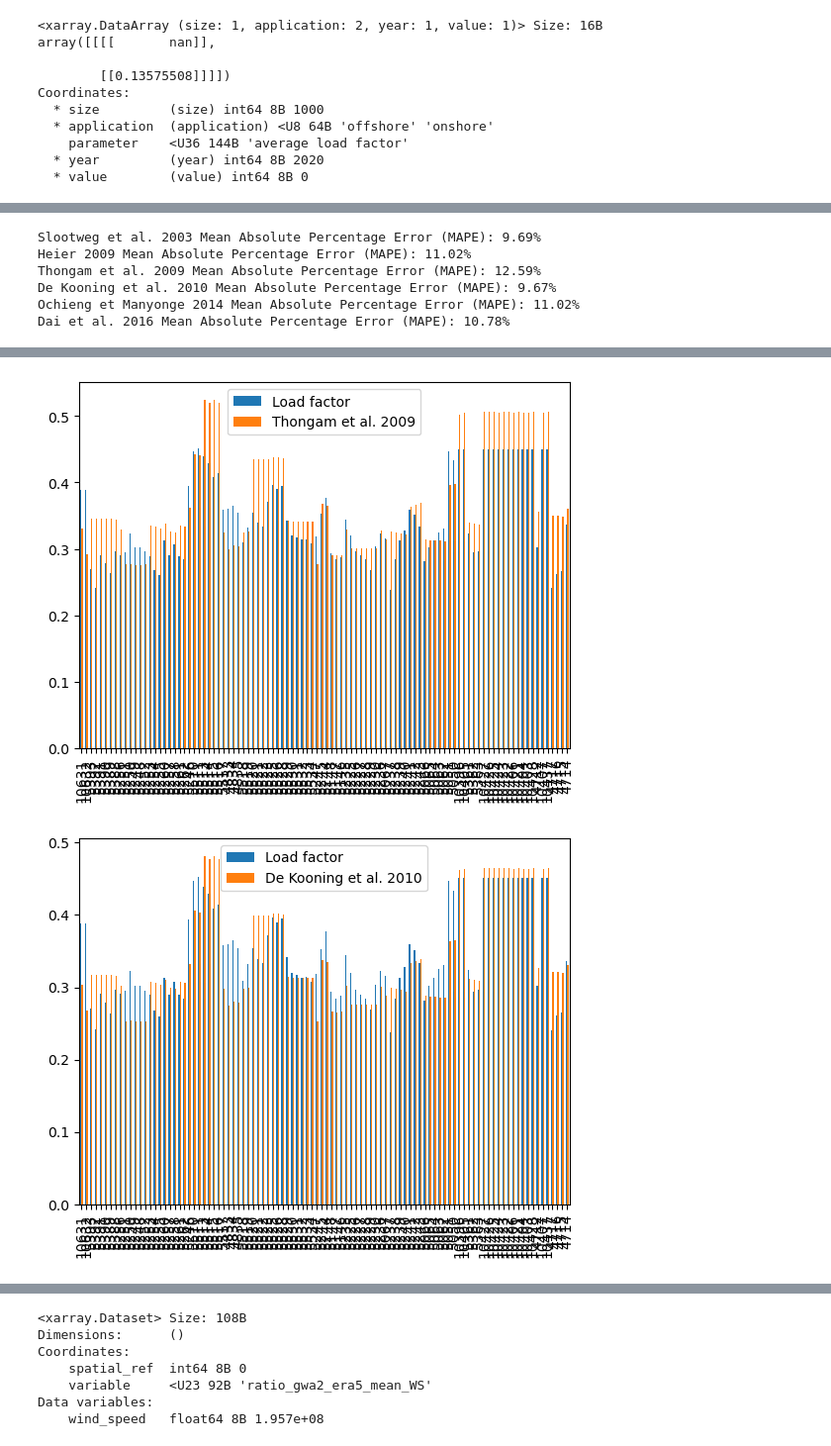
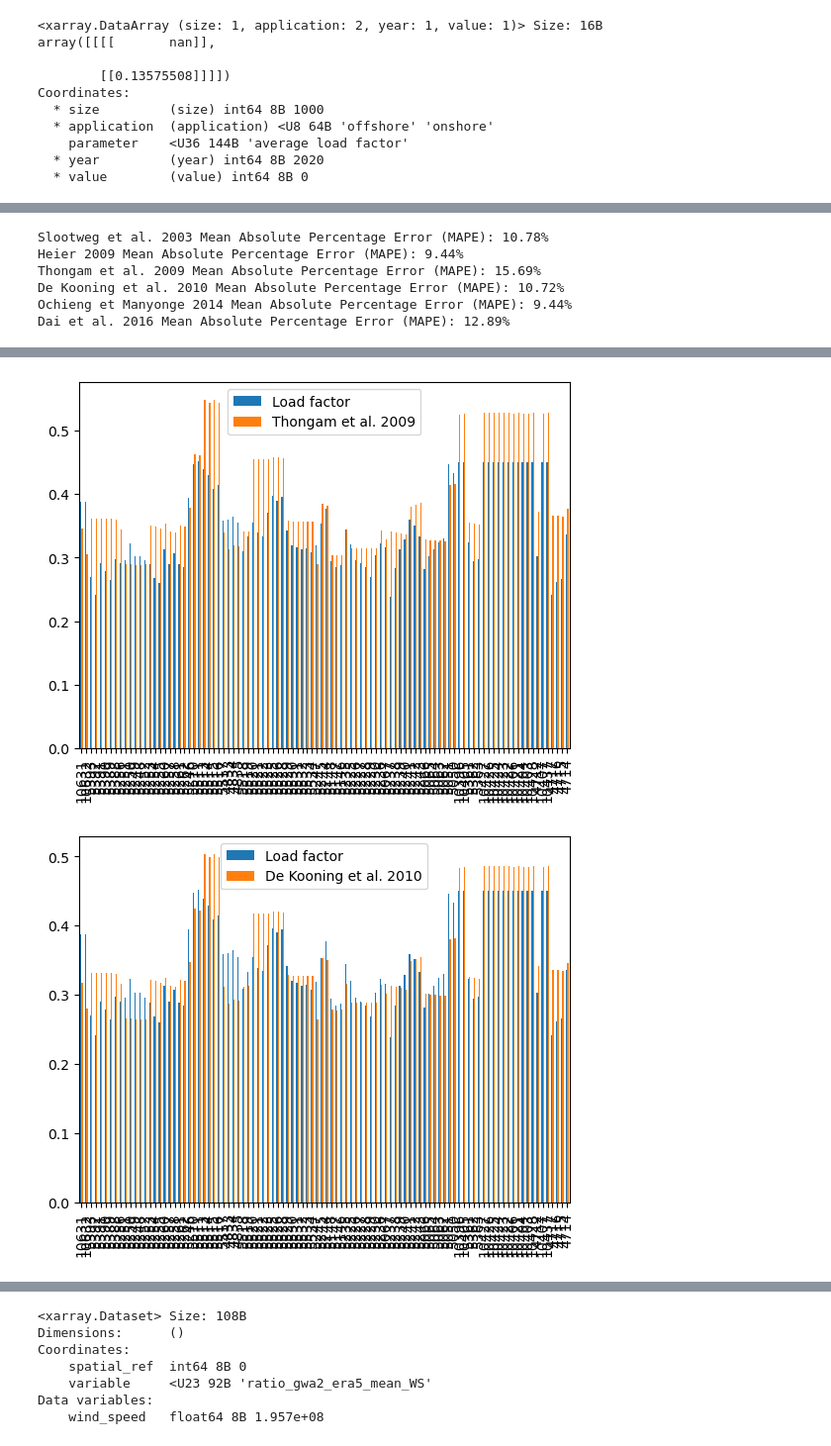
Before and after one commit to Laboratory-for-Energy-Systems-Analysis/windisch, a Jupyter notebook: examples/Examples.ipynb, the cells around one changed output, grey strips where cells are left out. Shown: that part at 99% size. Cells and saved outputs as stored; diff of their text form; code cells hidden in the pictures.

```diff
--- a/examples/Examples.ipynb
+++ b/examples/Examples.ipynb
@@ -17,7 +17,8 @@ fp = "/Users/romain/GitHub/windisch/dev/era5_mean_2013-2022_month_by_hour_correc
 wt = WindTurbineModel(
     array,
     location=(55.602164360115104, 12.491974627997108),
-    wind_data=xr.open_dataset(fp)
+    wind_data=xr.open_dataset(fp),
+    #country="DK"
 )
 # %% [output]
 Fetching terrain data only.
@@ -95,10 +126,12 @@ dk["Production"] = dk[[
     "Production 2022",
     "Production 2023"
 ]].mean(skipna=True, axis=1)
+
 dk = dk.loc[dk["Production"] > 1e3]
 dk = dk.loc[dk["X"] > 0]
-dk = dk.loc[dk["Power (kW)"] > 500]
-dk["Load factor"] = dk["Production 2023"] / (dk["Power (kW)"] * 8760)
+dk = dk.loc[dk["Power (kW)"] > 100]
+
+dk["Load factor"] = dk["Production"] / (dk["Power (kW)"] * 8760)
 # %%
 dk = dk.sort_values(by="Power (kW)", ascending=False)
 # %%
@@ -162,7 +195,7 @@ dk = dk.dropna(subset=columns_to_check, how="any")
 
 # dk.iloc[:2, -6:] = dk.iloc[:2, :].apply(get_load_factor, axis=1)
 # Assuming get_load_factor(row) returns a list of 6 floats
-rows = 200
+rows = 2000
 dk.iloc[:rows, -6:] = pd.DataFrame(dk.iloc[:rows, :].apply(get_load_factor, axis=1).to_list(), index=dk.index[:rows])
 # %% [output]
 Fetching terrain data only.
@@ -203,7 +240,7 @@ for model in models:
     predicted = dk[model]
 
     # Drop rows where either value is NaN
-    mask = ~actual.isna() & ~predicted.isna()
+    mask = ~actual.isna() & ~predicted.isna() & actual > 0
     actual = actual[mask]
     predicted = predicted[mask]
 
@@ -222,9 +259,9 @@ for model in models:
     #print(f"R² (Coefficient of Determination): {r2:.4f}")
     dk.loc[dk[model] > 0, ["Load factor", model]].plot(kind="bar")
 # %% [output]
-Slootweg et al. 2003 Mean Absolute Percentage Error (MAPE): 9.69%
-Heier 2009 Mean Absolute Percentage Error (MAPE): 11.02%
-Thongam et al. 2009 Mean Absolute Percentage Error (MAPE): 12.59%
-De Kooning et al. 2010 Mean Absolute Percentage Error (MAPE): 9.67%
-Ochieng et Manyonge 2014 Mean Absolute Percentage Error (MAPE): 11.02%
-Dai et al. 2016 Mean Absolute Percentage Error (MAPE): 10.78%
+Slootweg et al. 2003 Mean Absolute Percentage Error (MAPE): 10.78%
+Heier 2009 Mean Absolute Percentage Error (MAPE): 9.44%
+Thongam et al. 2009 Mean Absolute Percentage Error (MAPE): 15.69%
+De Kooning et al. 2010 Mean Absolute Percentage Error (MAPE): 10.72%
+Ochieng et Manyonge 2014 Mean Absolute Percentage Error (MAPE): 9.44%
+Dai et al. 2016 Mean Absolute Percentage Error (MAPE): 12.89%
@@ -233,2 +270,2 @@ Dai et al. 2016 Mean Absolute Percentage Error (MAPE): 10.78%
-[figure, old version]
+[figure, new version]
-[figure, old version]
+[figure, new version]
```
Also changed, not shown: parts of 12 cells of this notebook, 3 other files.
